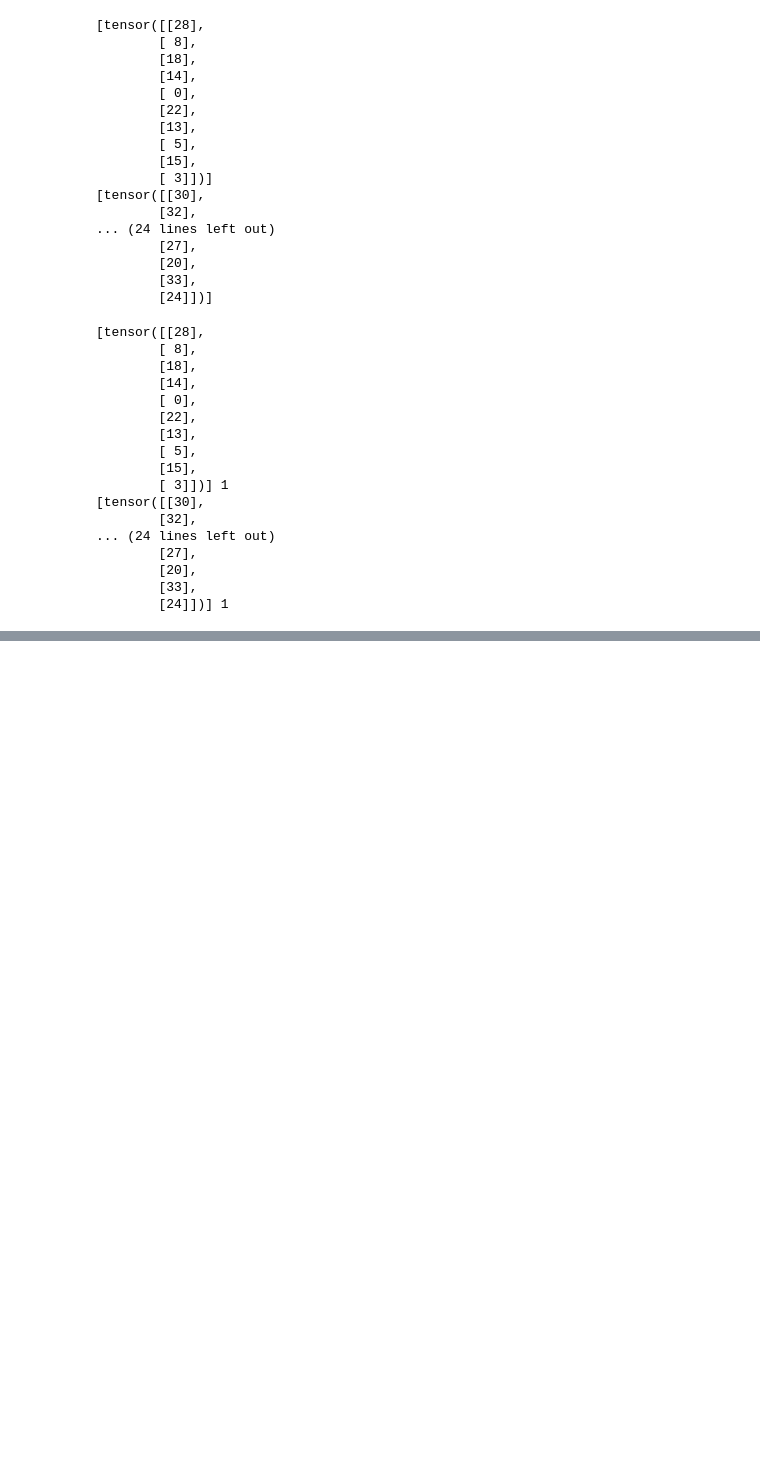
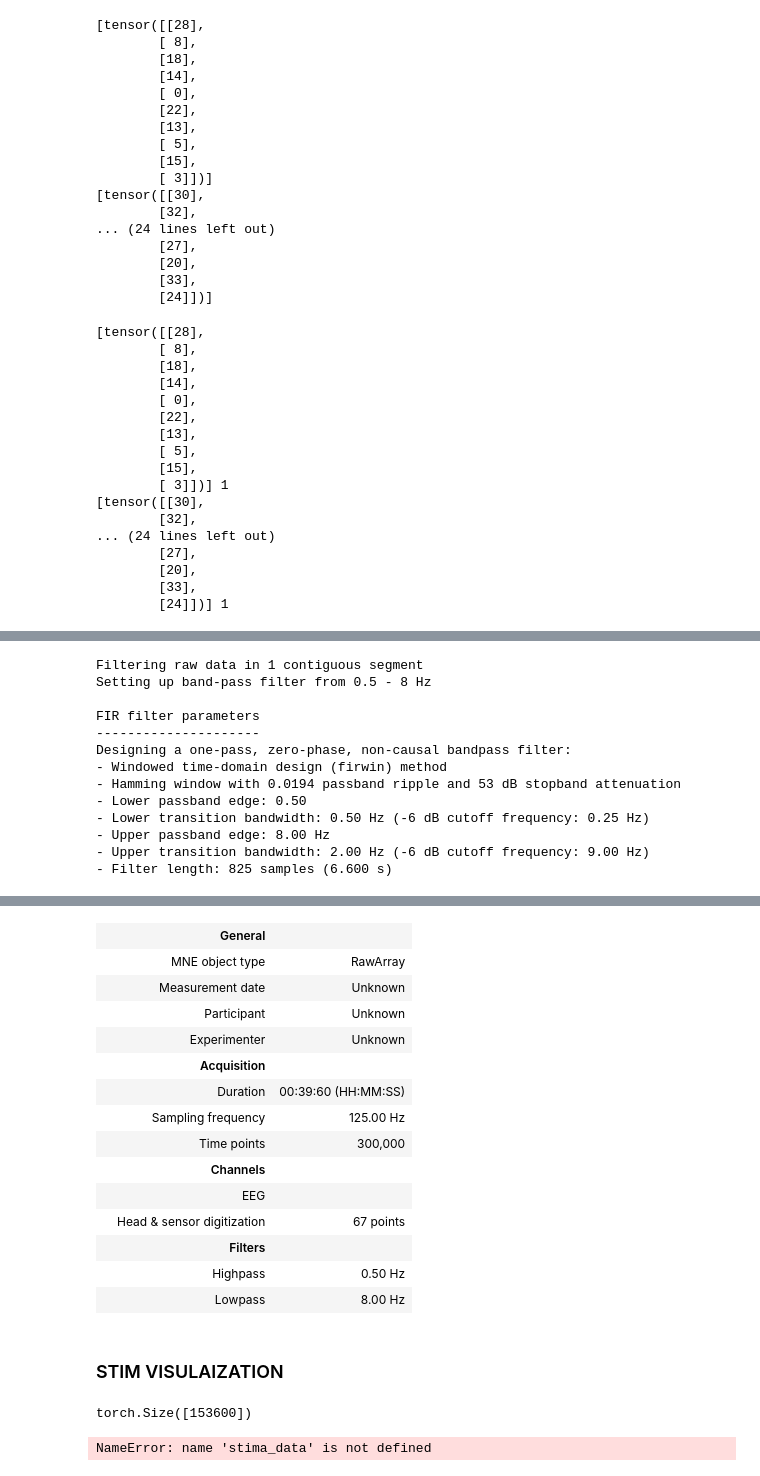
Before and after one commit to garcesote/deepAAD_project, a Jupyter notebook: notebooks/play.ipynb, the cells around one changed output, grey strips where cells are left out. Drawn from its saved outputs; the diff is of its cells as text; code cells hidden in the pictures; blank space fills up the shorter version.

```diff
--- a/notebooks/play.ipynb
+++ b/notebooks/play.ipynb
@@ -294,0 +407,17 @@ for data in dataloader:
+# %%
+# Aplicar filtrado con la ventana de Hamming
+raw.filter(l_freq=0.5, h_freq=8, fir_design='firwin', fir_window='hamming')
+# %% [output]
+Filtering raw data in 1 contiguous segment
+Setting up band-pass filter from 0.5 - 8 Hz
+
+FIR filter parameters
+---------------------
+Designing a one-pass, zero-phase, non-causal bandpass filter:
+- Windowed time-domain design (firwin) method
+- Hamming window with 0.0194 passband ripple and 53 dB stopband attenuation
+- Lower passband edge: 0.50
+- Lower transition bandwidth: 0.50 Hz (-6 dB cutoff frequency: 0.25 Hz)
+- Upper passband edge: 8.00 Hz
+- Upper transition bandwidth: 2.00 Hz (-6 dB cutoff frequency: 9.00 Hz)
+- Filter length: 825 samples (6.600 s)
@@ -294,0 +425,17 @@ for data in dataloader:
+|  | General |  |
+|  | MNE object type | RawArray |
+|  | Measurement date | Unknown |
+|  | Participant | Unknown |
+|  | Experimenter | Unknown |
+|  | Acquisition |  |
+|  | Duration | 00:39:60 (HH:MM:SS) |
+|  | Sampling frequency | 125.00 Hz |
+|  | Time points | 300,000 |
+|  | Channels |  |
+|  | EEG |  |
+|  | Head & sensor digitization | 67 points |
+|  | Filters |  |
+|  | Highpass | 0.50 Hz |
+|  | Lowpass | 8.00 Hz |
+# %% [markdown]
+### STIM VISULAIZATION
@@ -294,0 +444,9 @@ for data in dataloader:
+# %%
+envelope = dataset.stima
+envelope.shape
+# %% [output]
+torch.Size([153600])
+# %%
+envelope = stima_data
+# %% [output]
+NameError: name 'stima_data' is not defined
```
Also changed, not shown: parts of 38 cells of this notebook, 10 other files.
